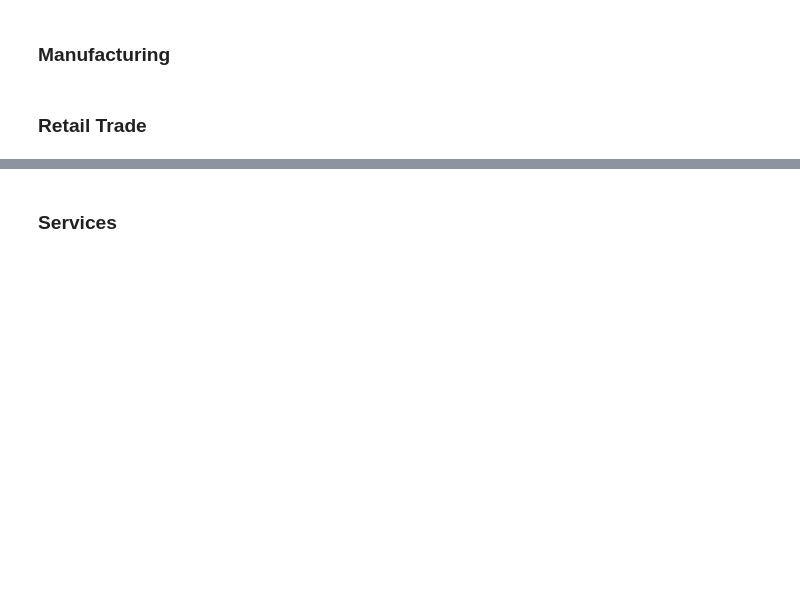
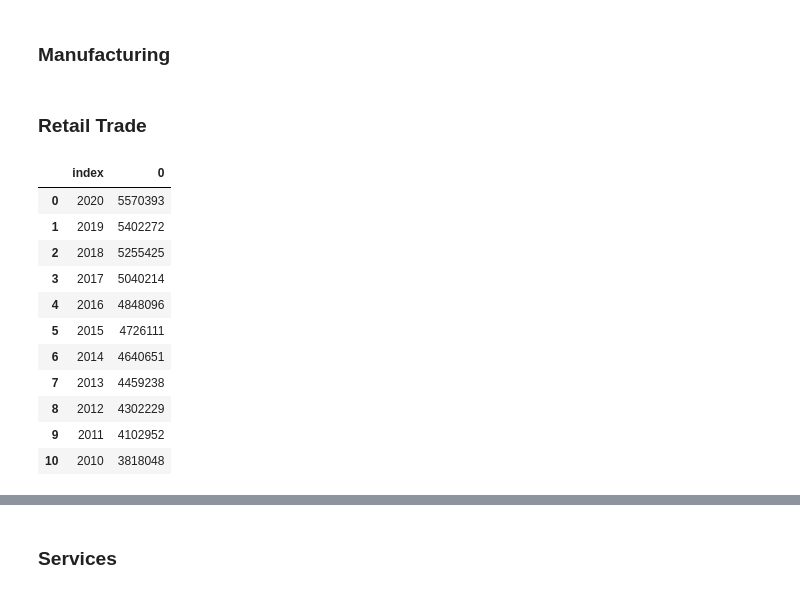
Before and after one commit to jhancuch/sba-loan-credit-analysis, a Jupyter notebook: eda/forecasting_census_variables.ipynb, the cells around one changed output, grey strips where cells are left out. Drawn from its saved outputs; the diff is of its cells as text; code cells hidden in the pictures; blank space fills up the shorter version.

```diff
--- a/eda/forecasting_census_variables.ipynb
+++ b/eda/forecasting_census_variables.ipynb
@@ -334,4 +334,19 @@ for i in retail_trade_4.columns:
 retail_trade_5 = retail_trade_4.groupby(['naics'])[['2020', '2019', '2018', '2017', '2016', '2015', '2014', '2013', '2012', '2011', '2010']].sum().reset_index()
 # %%
 retail_trade_6 = pd.DataFrame(retail_trade_5.iloc[0, 1:] + retail_trade_5.iloc[1, 1:]).reset_index()
+# %%
+retail_trade_6
+# %% [output]
+|  | index | 0 |
+| 0 | 2020 | 5570393 |
+| 1 | 2019 | 5402272 |
+| 2 | 2018 | 5255425 |
+| 3 | 2017 | 5040214 |
+| 4 | 2016 | 4848096 |
+| 5 | 2015 | 4726111 |
+| 6 | 2014 | 4640651 |
+| 7 | 2013 | 4459238 |
+| 8 | 2012 | 4302229 |
+| 9 | 2011 | 4102952 |
+| 10 | 2010 | 3818048 |
 # %%
```
Also changed, not shown: parts of 18 cells of this notebook.
